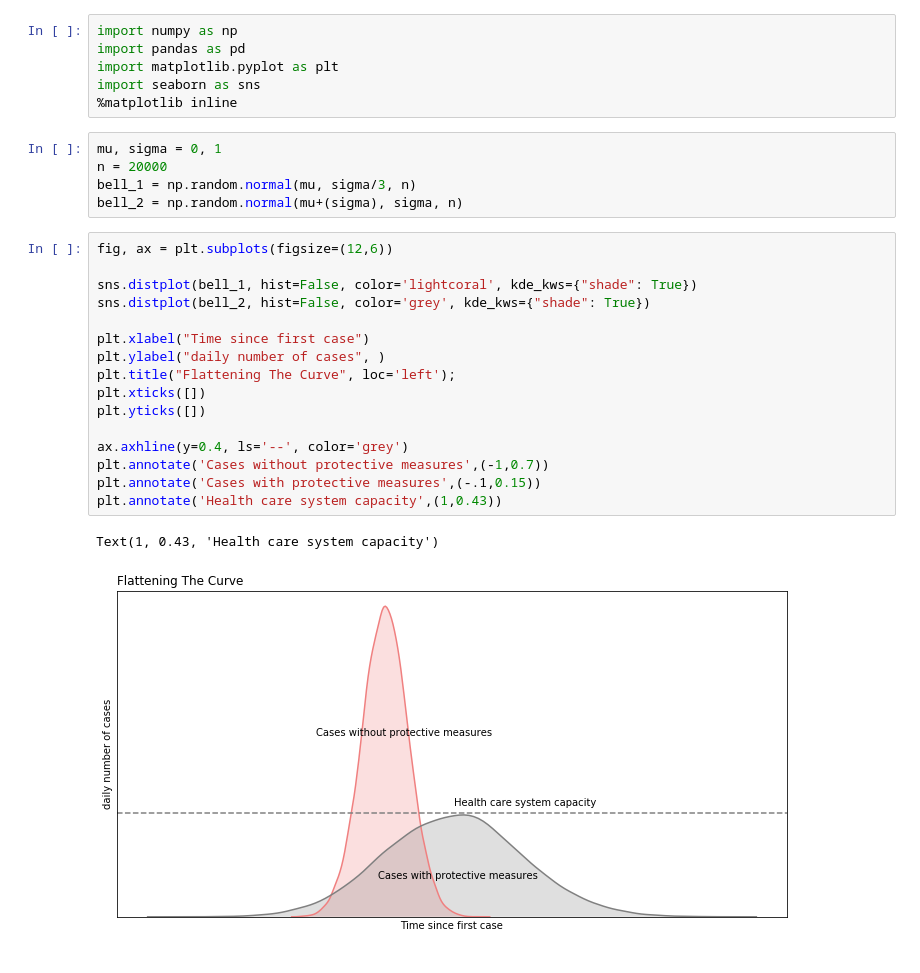
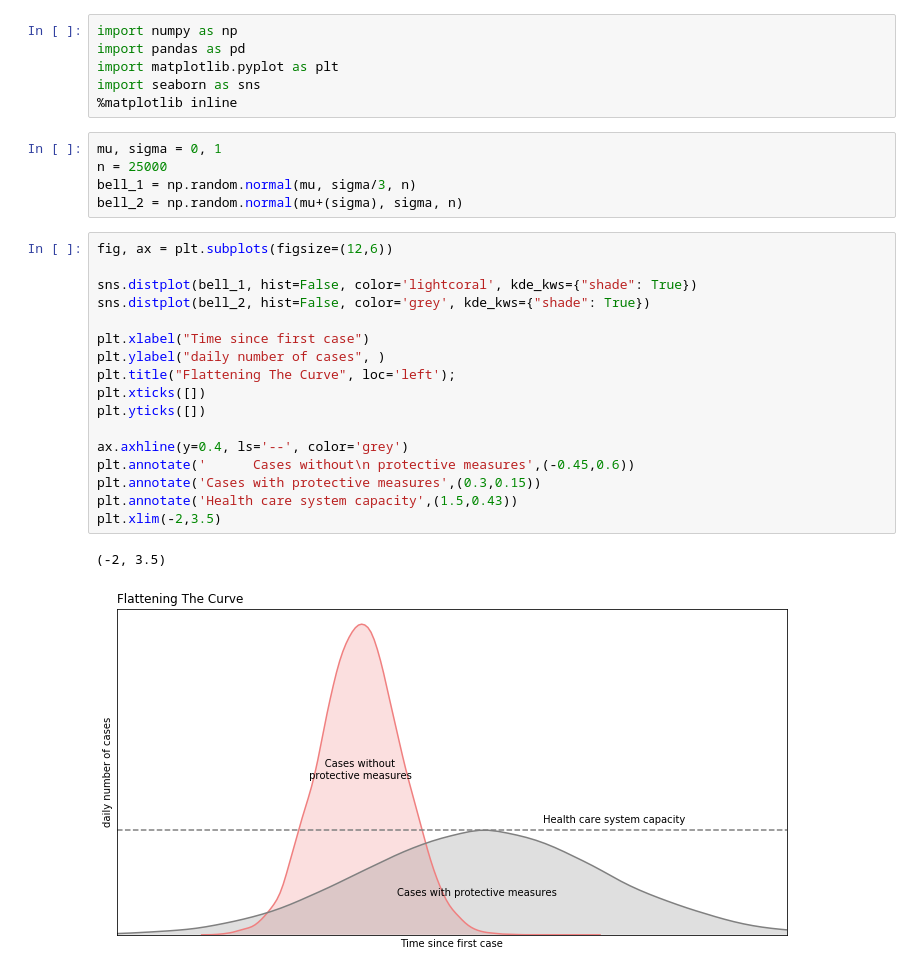
Before and after one commit to LeDorean/london-daily-challenges-021720, a Jupyter notebook: mod_2/manipulating_distributions/PublicHealth.ipynb, the cells around one changed output. Saved outputs shown, nothing was run; the diff lists cells and outputs as text.

```diff
--- a/mod_2/manipulating_distributions/PublicHealth.ipynb
+++ b/mod_2/manipulating_distributions/PublicHealth.ipynb
@@ -35,25 +35,26 @@ import seaborn as sns
 %matplotlib inline
 # %%
 mu, sigma = 0, 1
-n = 20000
+n = 25000
 bell_1 = np.random.normal(mu, sigma/3, n)
 bell_2 = np.random.normal(mu+(sigma), sigma, n)
 # %%
 fig, ax = plt.subplots(figsize=(12,6))
 
 sns.distplot(bell_1, hist=False, color='lightcoral', kde_kws={"shade": True})
 sns.distplot(bell_2, hist=False, color='grey', kde_kws={"shade": True})
 
 plt.xlabel("Time since first case")
 plt.ylabel("daily number of cases", )
 plt.title("Flattening The Curve", loc='left');
 plt.xticks([])
 plt.yticks([])
 
 ax.axhline(y=0.4, ls='--', color='grey')
-plt.annotate('Cases without protective measures',(-1,0.7))
-plt.annotate('Cases with protective measures',(-.1,0.15))
-plt.annotate('Health care system capacity',(1,0.43))
+plt.annotate('      Cases without\n protective measures',(-0.45,0.6))
+plt.annotate('Cases with protective measures',(0.3,0.15))
+plt.annotate('Health care system capacity',(1.5,0.43))
+plt.xlim(-2,3.5)
 # %% [output]
-Text(1, 0.43, 'Health care system capacity')
+(-2, 3.5)
-[figure, old version]
+[figure, new version]
```
